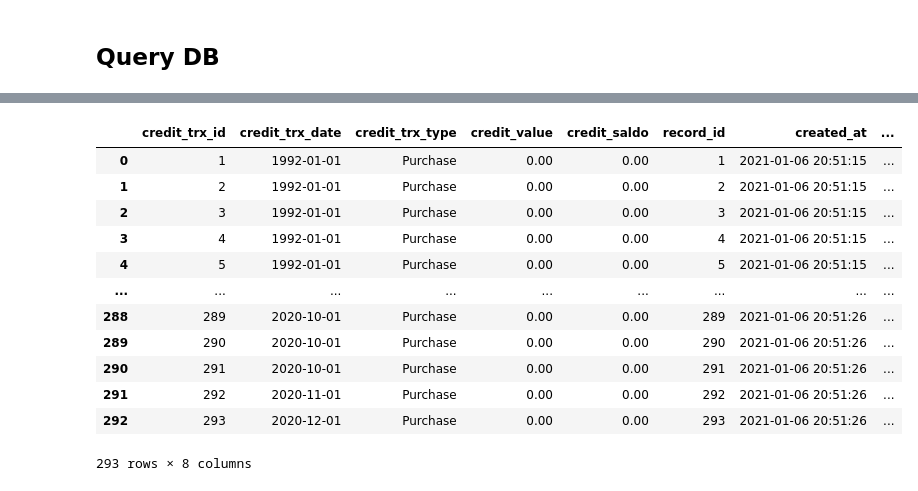
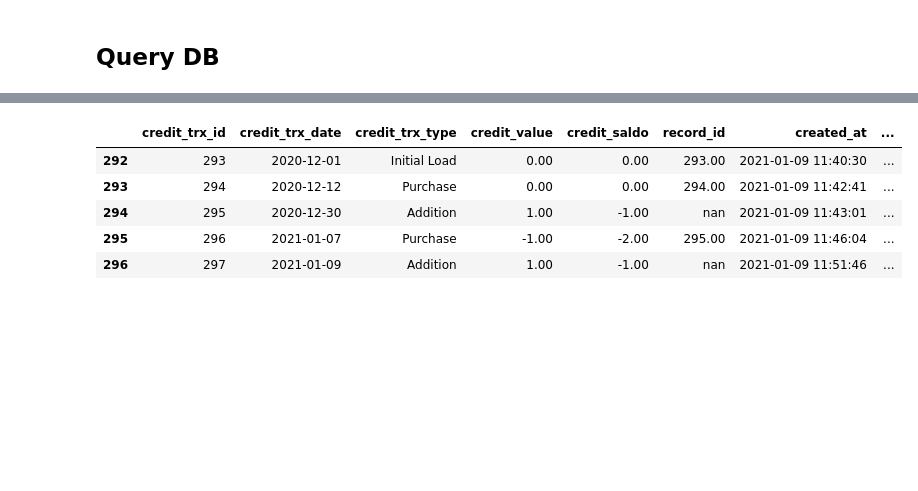
Before and after one commit to rbuerki/death-metal-disco, a Jupyter notebook: dev/2-Query-DB.ipynb, the cells around one changed output, grey strips where cells are left out. Drawn from its saved outputs; the diff is of its cells as text; code cells hidden in the pictures; blank space fills up the shorter version.

Commit message:
Complete & test initial ingestion, add first recs

```diff
--- a/dev/2-Query-DB.ipynb
+++ b/dev/2-Query-DB.ipynb
@@ -62,0 +56,2 @@ C:\Users\r2d4\OneDrive\code\projects\20-02_disco\db_aka_discobase\DiscoBase.db
+# %%
+engine = utils.create_engine(r"C:\Users\r2d4\OneDrive\code\projects\20-02_disco\db_aka_discobase\DiscoBase.db")
@@ -74,19 +88,12 @@ pd.read_sql("records", engine).tail()
 # %%
-pd.read_sql("credit_trx", engine)
+pd.read_sql("credit_trx", engine).tail()
 # %% [output]
 |  | credit_trx_id | credit_trx_date | credit_trx_type | credit_value | credit_saldo | record_id | created_at | ... |
-| 0 | 1 | 1992-01-01 | Purchase | 0.00 | 0.00 | 1 | 2021-01-06 20:51:15 | ... |
-| 1 | 2 | 1992-01-01 | Purchase | 0.00 | 0.00 | 2 | 2021-01-06 20:51:15 | ... |
-| 2 | 3 | 1992-01-01 | Purchase | 0.00 | 0.00 | 3 | 2021-01-06 20:51:15 | ... |
-| 3 | 4 | 1992-01-01 | Purchase | 0.00 | 0.00 | 4 | 2021-01-06 20:51:15 | ... |
-| 4 | 5 | 1992-01-01 | Purchase | 0.00 | 0.00 | 5 | 2021-01-06 20:51:15 | ... |
-| ... | ... | ... | ... | ... | ... | ... | ... | ... |
-| 288 | 289 | 2020-10-01 | Purchase | 0.00 | 0.00 | 289 | 2021-01-06 20:51:26 | ... |
-| 289 | 290 | 2020-10-01 | Purchase | 0.00 | 0.00 | 290 | 2021-01-06 20:51:26 | ... |
-| 290 | 291 | 2020-10-01 | Purchase | 0.00 | 0.00 | 291 | 2021-01-06 20:51:26 | ... |
-| 291 | 292 | 2020-11-01 | Purchase | 0.00 | 0.00 | 292 | 2021-01-06 20:51:26 | ... |
-| 292 | 293 | 2020-12-01 | Purchase | 0.00 | 0.00 | 293 | 2021-01-06 20:51:26 | ... |
+| 292 | 293 | 2020-12-01 | Initial Load | 0.00 | 0.00 | 293.00 | 2021-01-09 11:40:30 | ... |
+| 293 | 294 | 2020-12-12 | Purchase | 0.00 | 0.00 | 294.00 | 2021-01-09 11:42:41 | ... |
+| 294 | 295 | 2020-12-30 | Addition | 1.00 | -1.00 | nan | 2021-01-09 11:43:01 | ... |
+| 295 | 296 | 2021-01-07 | Purchase | -1.00 | -2.00 | 295.00 | 2021-01-09 11:46:04 | ... |
+| 296 | 297 | 2021-01-09 | Addition | 1.00 | -1.00 | nan | 2021-01-09 11:51:46 | ... |
-293 rows × 8 columns
 # %%
 pd.read_sql("record_label_link", engine)
 pd.read_sql("artist_label_link", engine)
```
Also changed, not shown: parts of 5 cells of this notebook, 6 other files.
